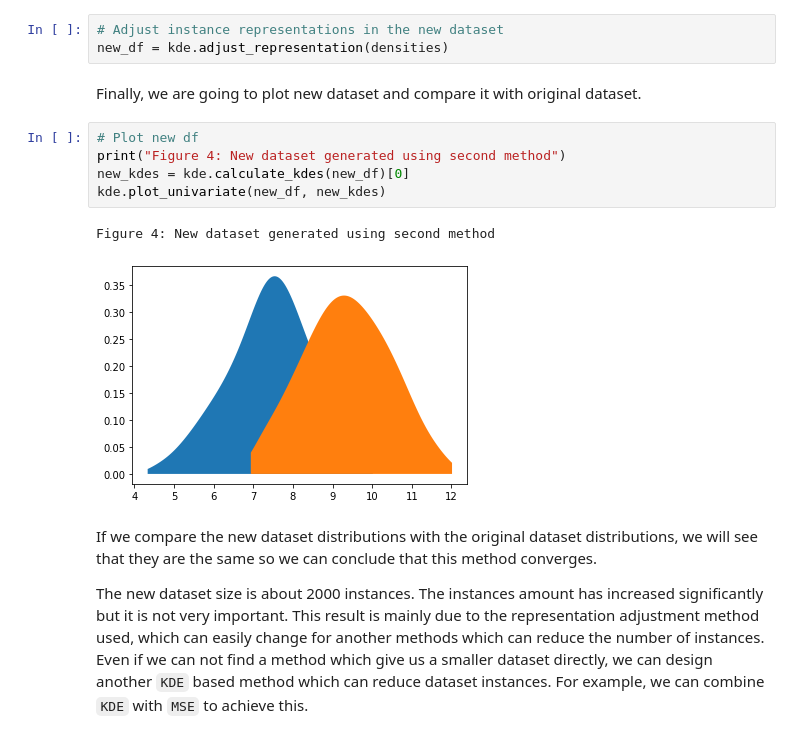
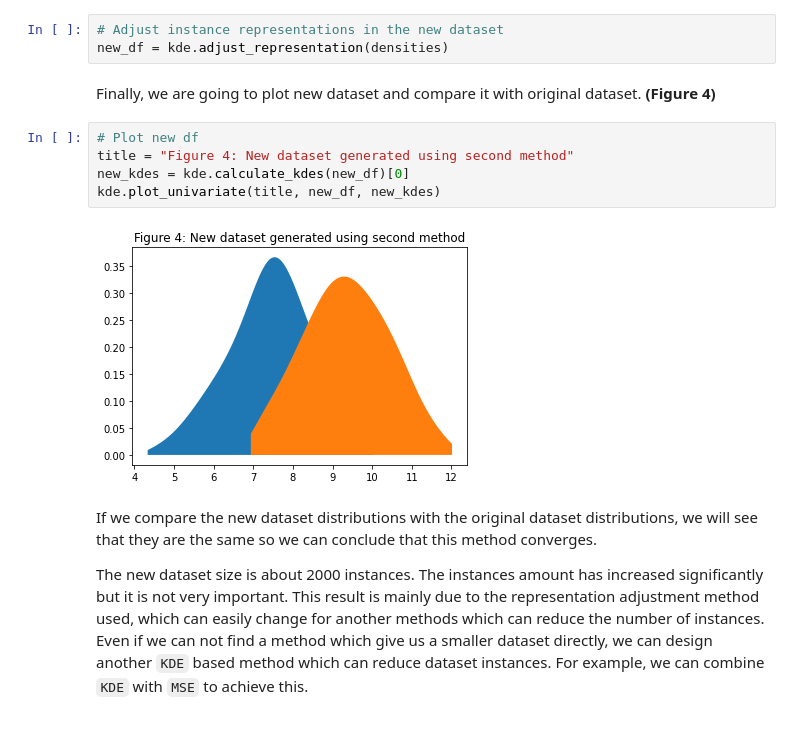
Before and after one commit to Mydherin/synthetic-dataset, a Jupyter notebook: proposal.ipynb, the cells around one changed output. Cells and saved outputs as stored; diff of their text form.

```diff
--- a/proposal.ipynb
+++ b/proposal.ipynb
@@ -145,15 +142,14 @@ We are going to build the new dataset duplicating instances.
 # Adjust instance representations in the new dataset
 new_df = kde.adjust_representation(densities)
 # %% [markdown]
-Finally, we are going to plot new dataset and compare it with original dataset.
+Finally, we are going to plot new dataset and compare it with original dataset. **(Figure 4)**
 # %%
 # Plot new df
-print("Figure 4: New dataset generated using second method")
+title = "Figure 4: New dataset generated using second method"
 new_kdes = kde.calculate_kdes(new_df)[0]
-kde.plot_univariate(new_df, new_kdes)
+kde.plot_univariate(title, new_df, new_kdes)
 # %% [output]
-Figure 4: New dataset generated using second method
-[figure, old version]
+[figure, new version]
 # %% [markdown]
 If we compare the new dataset distributions with the original dataset distributions, we will see that they are the same so we can conclude that this method converges.
 
```
Also changed, not shown: parts of 7 cells of this notebook, 6 other files.
